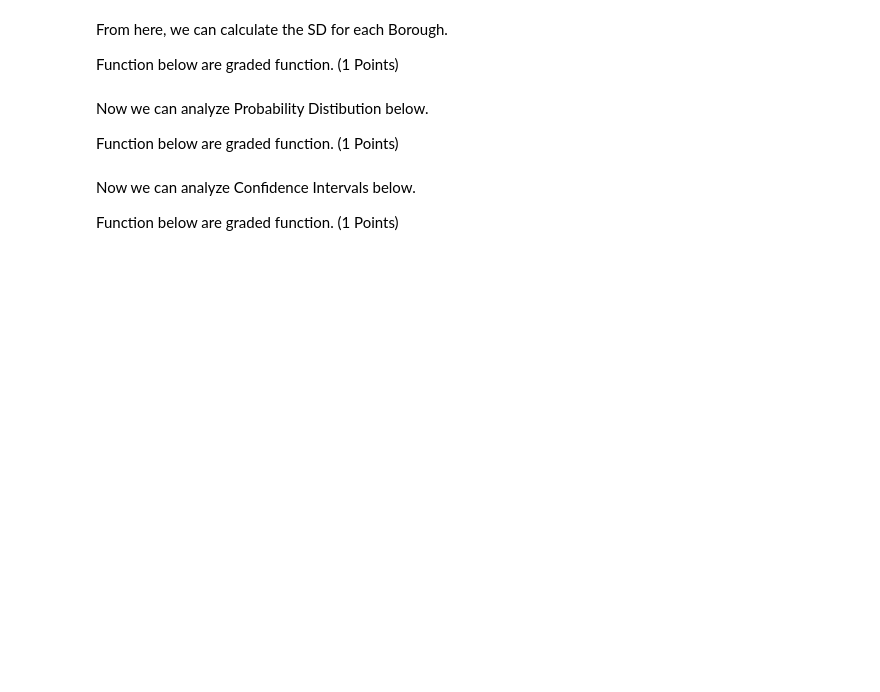
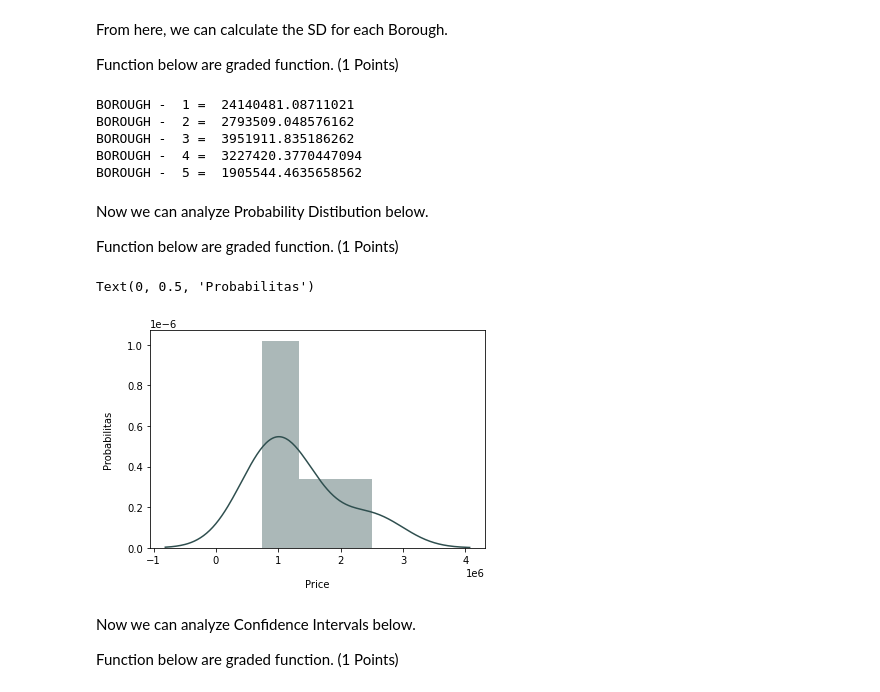
Before and after one commit to shiniciaptx/H8_66, a Jupyter notebook: PYTN_Assign_2_066_Dona Sukma Permana.ipynb, the cells around one changed output. Cells and saved outputs as stored; diff of their text form; code cells hidden in the pictures; blank space fills up the shorter version.

```diff
--- a/PYTN_Assign_2_066_Dona Sukma Permana.ipynb
+++ b/PYTN_Assign_2_066_Dona Sukma Permana.ipynb
@@ -354,3 +392,14 @@ Function below are graded function. (1 Points)
+# %%
+arr_sd=[]
+for i in range(df['BOROUGH'].max()):
+    arr_sd.append(df[df.BOROUGH == i+1]['SALE PRICE'].std(ddof=1))
+    print("BOROUGH - ",i+1,"= ",arr_sd[i])
+# %% [output]
+BOROUGH -  1 =  24140481.08711021
+BOROUGH -  2 =  2793509.048576162
+BOROUGH -  3 =  3951911.835186262
+BOROUGH -  4 =  3227420.3770447094
+BOROUGH -  5 =  1905544.4635658562
 # %% [markdown]
 Now we can analyze Probability Distibution below.
 
@@ -368,3 +407,23 @@ Function below are graded function. (1 Points)
+# %%
+import seaborn as sns
+import numpy as np
+import matplotlib.pyplot as plt
+%matplotlib inline
+
+sample_means=[]
+n = 25
+
+for sample in range (0,300):
+    sample_values = np.random.choice(a=df['SALE PRICE'], size=n)
+    sample_mean = np.mean(sample_values)
+    sample_means.append(sample_mean)
+
+sns.distplot(sample_means, color="darkslategrey")
+plt.xlabel("Price", labelpad=14)
+plt.ylabel("Probabilitas", labelpad=14)
+# %% [output]
+Text(0, 0.5, 'Probabilitas')
+[figure, added]
 # %% [markdown]
 Now we can analyze Confidence Intervals below.
 
```
Also changed, not shown: parts of 22 cells of this notebook.
